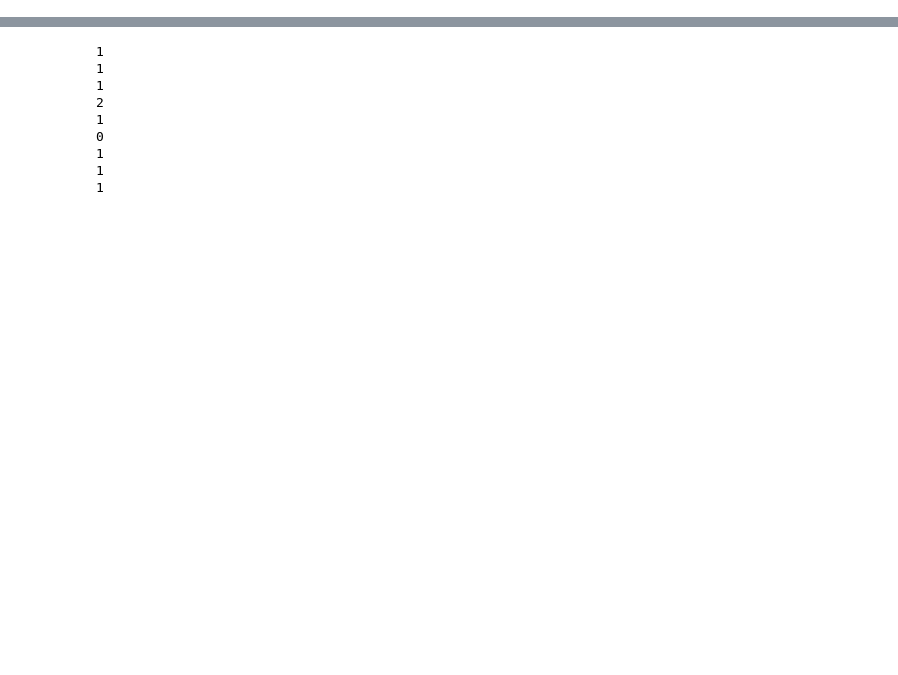
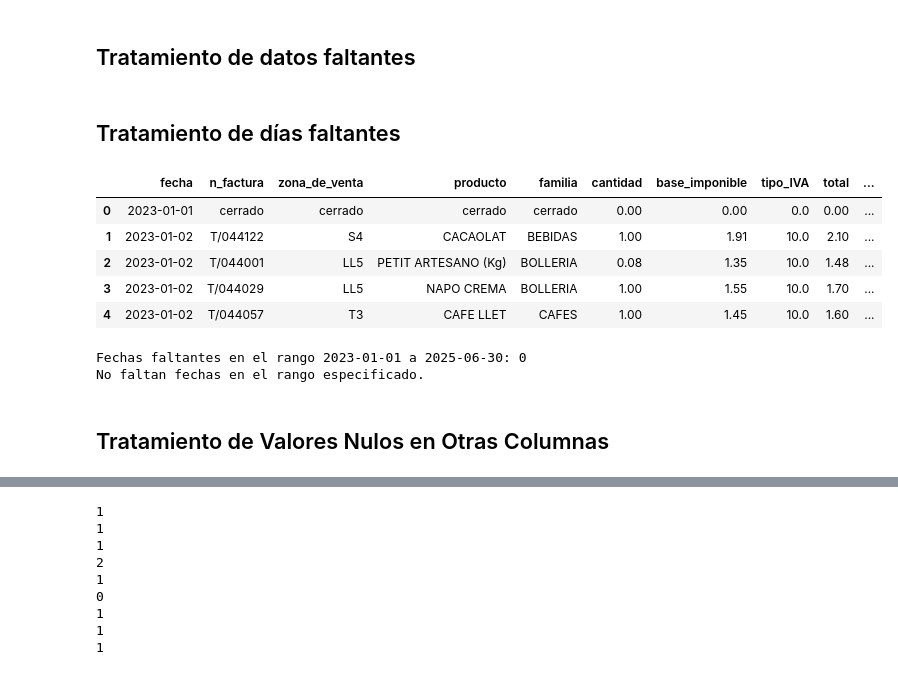
Before and after one commit to joquifer2/mlops_fleca_project, a Jupyter notebook: notebooks/v2_01_load_raw_data.ipynb, the cells around one changed output, grey strips where cells are left out. Cells and saved outputs as stored; diff of their text form; code cells hidden in the pictures; blank space fills up the shorter version.

```diff
--- a/notebooks/v2_01_load_raw_data.ipynb
+++ b/notebooks/v2_01_load_raw_data.ipynb
@@ -53,0 +39,20 @@ df_fleca.head()
+# %%
+# Verificar que todas las fechas diarias entre enero 2023 y junio 2025 están presentes en df_fleca.
+#Detectar huecos temporales
+
+import numpy as np
+
+# Crear el rango completo de fechas diarias
+fechas_completas = pd.date_range(start='2023-01-01', end='2025-06-30', freq='D')
+
+# Convertir la columna 'fecha' a datetime si no lo está
+df_fleca['fecha'] = pd.to_datetime(df_fleca['fecha'])
+
+# Obtener las fechas únicas presentes en el DataFrame
+fechas_presentes = pd.Series(df_fleca['fecha'].unique())
+
+# Verificar qué fechas faltan
+fechas_faltantes = np.setdiff1d(fechas_completas, fechas_presentes)
+
+print(f"Total de fechas faltantes: {len(fechas_faltantes)}")
+print(fechas_faltantes)
@@ -89,0 +78,60 @@ print(df_fleca[df_fleca['base_imponible'].isnull()])
+# %% [markdown]
+## Tratamiento de datos faltantes
+# %% [markdown]
+## Tratamiento de días faltantes
+# %%
+# Crear un DataFrame con las fechas faltantes
+df_fechas_faltantes = pd.DataFrame({'fecha': fechas_faltantes})
+
+# Añadir columnas con valores por defecto
+df_fechas_faltantes['n_factura'] = 'cerrado'
+df_fechas_faltantes['zona_de_venta'] = 'cerrado'
+df_fechas_faltantes['producto'] = 'cerrado'
+df_fechas_faltantes['familia'] = 'cerrado'
+df_fechas_faltantes['cantidad'] = 0.0
+df_fechas_faltantes['base_imponible'] = 0.0
+df_fechas_faltantes['tipo_IVA'] = 0.0
+df_fechas_faltantes['total'] = 0.0
+df_fechas_faltantes['is_closed'] = 1
+
+# Añadir la columna is_closed al df_fleca, inicializada en 0
+df_fleca['is_closed'] = 0
+
+# Unir ambos DataFrames
+df_fleca = pd.concat([df_fleca, df_fechas_faltantes], ignore_index=True)
+
+# Eliminar posibles duplicados de fechas faltantes antes de concatenar
+df_fechas_faltantes = df_fechas_faltantes[~df_fechas_faltantes['fecha'].isin(df_fleca['fecha'])]
+
+# Ordenar por fecha
+df_fleca = df_fleca.sort_values('fecha').reset_index(drop=True)
+# Verificar duplicados de la columna 'fecha' y mostrar cuántos hay por fecha
+# Antes de crear df_fechas_faltantes, asegúrate de que solo se agregue una fila por cada fecha faltante
+# Elimina del DataFrame principal las fechas faltantes que ya están presentes (por si hay duplicados)
+fechas_faltantes_unicas = np.setdiff1d(fechas_faltantes, df_fleca['fecha'].unique())
+df_fechas_faltantes = pd.DataFrame({'fecha': fechas_faltantes_unicas})
+
+
+df_fleca.head()
+# %% [output]
+|  | fecha | n_factura | zona_de_venta | producto | familia | cantidad | base_imponible | tipo_IVA | total | ... |
+| 0 | 2023-01-01 | cerrado | cerrado | cerrado | cerrado | 0.00 | 0.00 | 0.0 | 0.00 | ... |
+| 1 | 2023-01-02 | T/044122 | S4 | CACAOLAT | BEBIDAS | 1.00 | 1.91 | 10.0 | 2.10 | ... |
+| 2 | 2023-01-02 | T/044001 | LL5 | PETIT ARTESANO (Kg) | BOLLERIA | 0.08 | 1.35 | 10.0 | 1.48 | ... |
+| 3 | 2023-01-02 | T/044029 | LL5 | NAPO CREMA | BOLLERIA | 1.00 | 1.55 | 10.0 | 1.70 | ... |
+| 4 | 2023-01-02 | T/044057 | T3 | CAFE LLET | CAFES | 1.00 | 1.45 | 10.0 | 1.60 | ... |
+# %%
+# Comprobar que se han imputado bien y no faltan fechas en el rango completo
+fechas_unicas = pd.Series(df_fleca['fecha'].unique())
+fechas_faltantes_final = np.setdiff1d(fechas_completas, fechas_unicas)
+
+print(f"Fechas faltantes en el rango 2023-01-01 a 2025-06-30: {len(fechas_faltantes_final)}")
+if len(fechas_faltantes_final) == 0:
+    print("No faltan fechas en el rango especificado.")
+else:
+    print(fechas_faltantes_final)
+# %% [output]
+Fechas faltantes en el rango 2023-01-01 a 2025-06-30: 0
+No faltan fechas en el rango especificado.
+# %% [markdown]
+## Tratamiento de Valores Nulos en Otras Columnas
```
Also changed, not shown: parts of 43 cells of this notebook.
